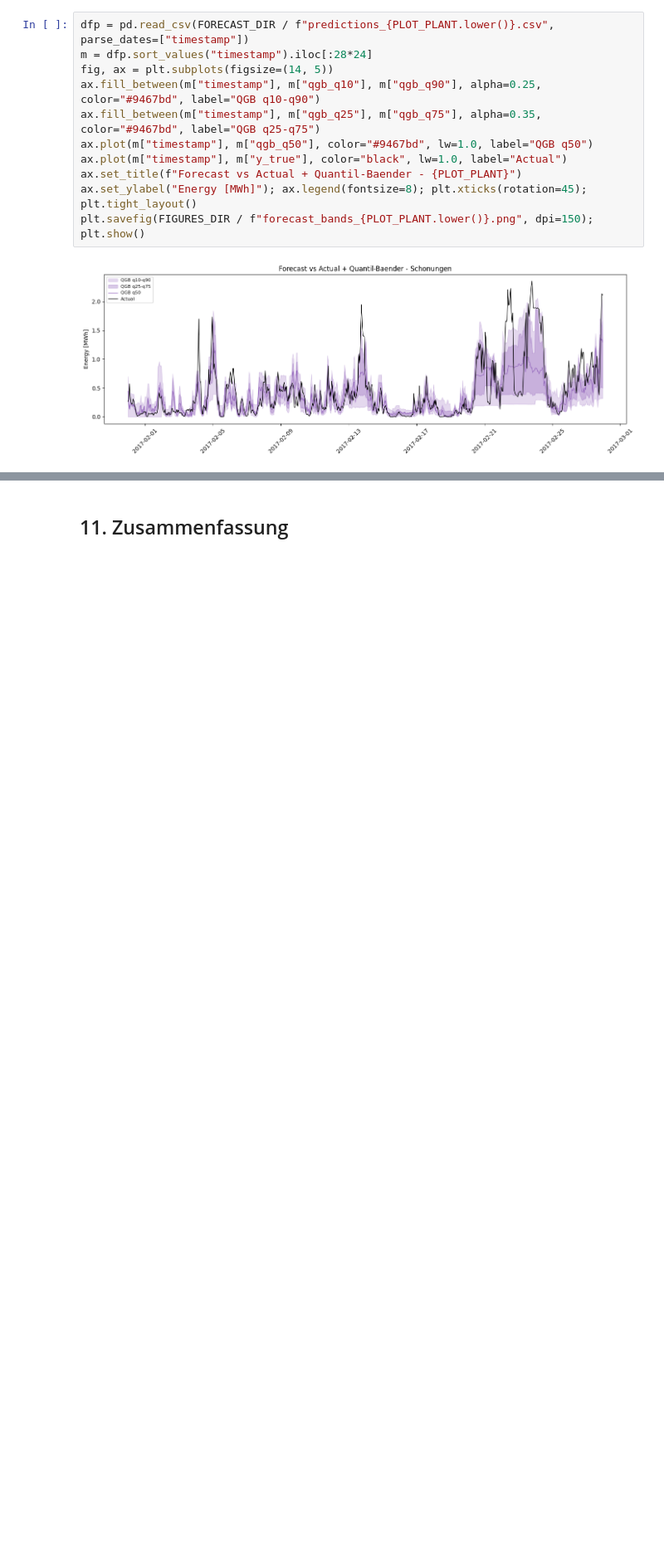
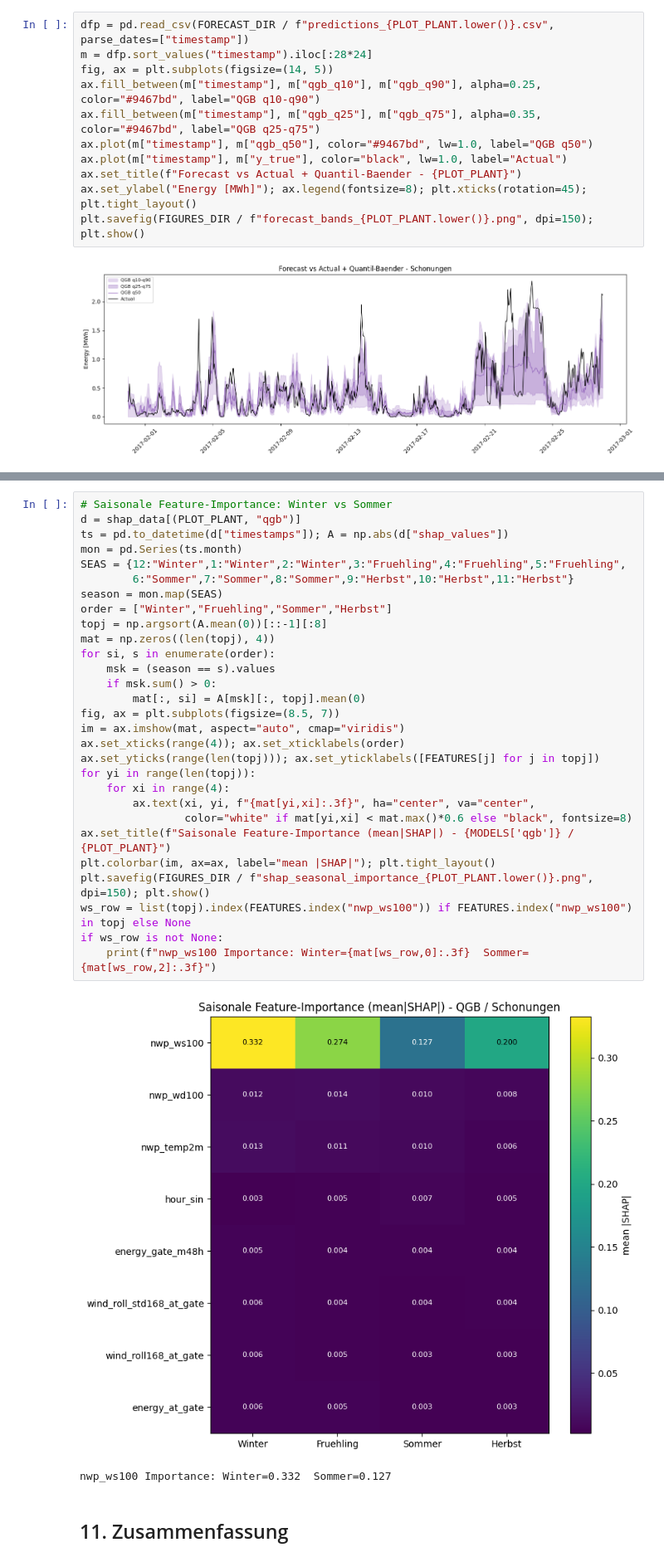
Before and after one commit to noahweis-uni/wind_bidding_project, a Jupyter notebook: notebooks/05_xai_analysis.ipynb, the cells around one changed output, grey strips where cells are left out. Shown at 83% size. Drawn from its saved outputs; the diff is of its cells as text; blank space fills up the shorter version.

```diff
--- a/notebooks/05_xai_analysis.ipynb
+++ b/notebooks/05_xai_analysis.ipynb
@@ -231,3 +284,35 @@ plt.savefig(FIGURES_DIR / f"forecast_bands_{PLOT_PLANT.lower()}.png", dpi=150);
+# %%
+# Saisonale Feature-Importance: Winter vs Sommer
+d = shap_data[(PLOT_PLANT, "qgb")]
+ts = pd.to_datetime(d["timestamps"]); A = np.abs(d["shap_values"])
+mon = pd.Series(ts.month)
+SEAS = {12:"Winter",1:"Winter",2:"Winter",3:"Fruehling",4:"Fruehling",5:"Fruehling",
+        6:"Sommer",7:"Sommer",8:"Sommer",9:"Herbst",10:"Herbst",11:"Herbst"}
+season = mon.map(SEAS)
+order = ["Winter","Fruehling","Sommer","Herbst"]
+topj = np.argsort(A.mean(0))[::-1][:8]
+mat = np.zeros((len(topj), 4))
+for si, s in enumerate(order):
+    msk = (season == s).values
+    if msk.sum() > 0:
+        mat[:, si] = A[msk][:, topj].mean(0)
+fig, ax = plt.subplots(figsize=(8.5, 7))
+im = ax.imshow(mat, aspect="auto", cmap="viridis")
+ax.set_xticks(range(4)); ax.set_xticklabels(order)
+ax.set_yticks(range(len(topj))); ax.set_yticklabels([FEATURES[j] for j in topj])
+for yi in range(len(topj)):
+    for xi in range(4):
+        ax.text(xi, yi, f"{mat[yi,xi]:.3f}", ha="center", va="center",
+                color="white" if mat[yi,xi] < mat.max()*0.6 else "black", fontsize=8)
+ax.set_title(f"Saisonale Feature-Importance (mean|SHAP|) - {MODELS['qgb']} / {PLOT_PLANT}")
+plt.colorbar(im, ax=ax, label="mean |SHAP|"); plt.tight_layout()
+plt.savefig(FIGURES_DIR / f"shap_seasonal_importance_{PLOT_PLANT.lower()}.png", dpi=150); plt.show()
+ws_row = list(topj).index(FEATURES.index("nwp_ws100")) if FEATURES.index("nwp_ws100") in topj else None
+if ws_row is not None:
+    print(f"nwp_ws100 Importance: Winter={mat[ws_row,0]:.3f}  Sommer={mat[ws_row,2]:.3f}")
+# %% [output]
+[figure, added]
+nwp_ws100 Importance: Winter=0.332  Sommer=0.127
 # %% [markdown]
 ## 11. Zusammenfassung
 # %%
```
Also changed, not shown: parts of 6 cells of this notebook, 3 other files.
